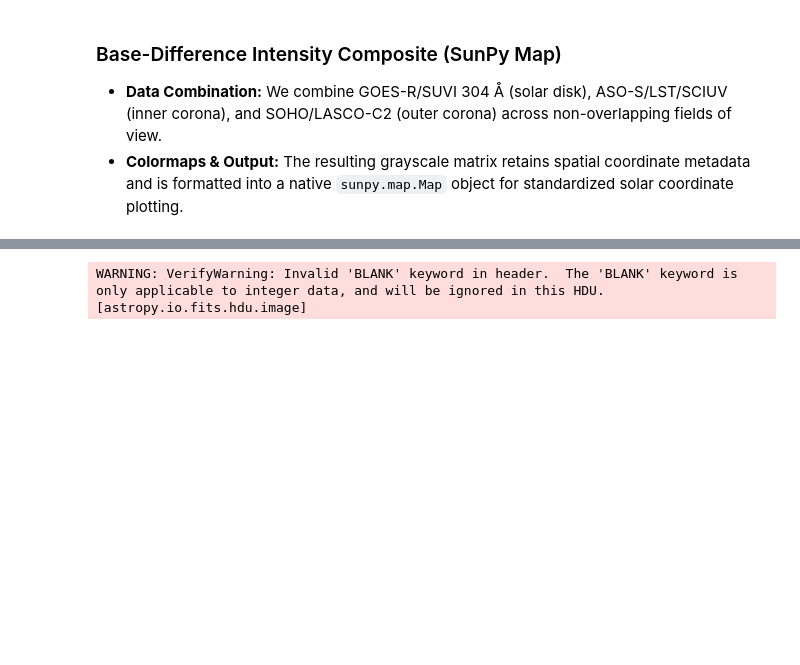
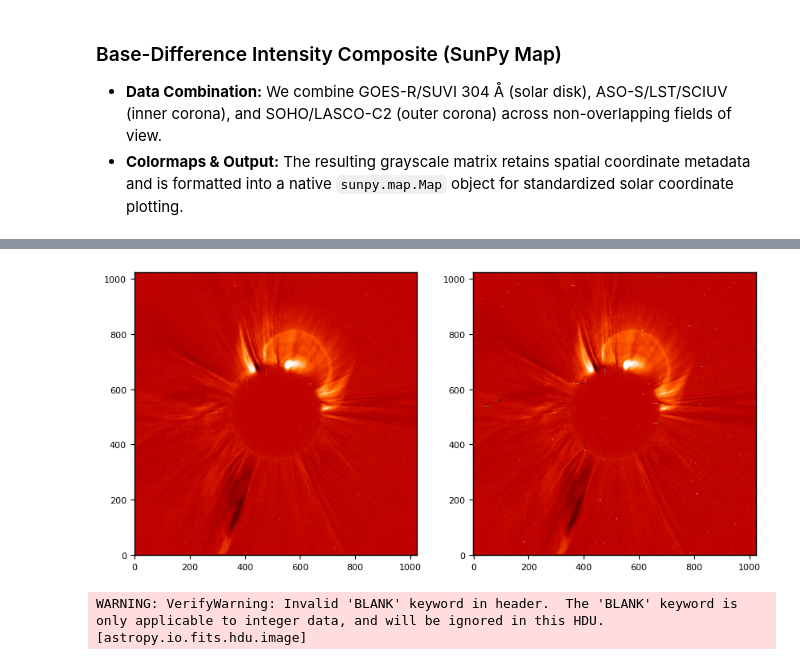
Before and after one commit to xuejcak/solar-composite-tools, a Jupyter notebook: examples.ipynb, the cells around one changed output, grey strips where cells are left out. Cells and saved outputs as stored; diff of their text form; code cells hidden in the pictures; blank space fills up the shorter version.

Commit message:
Update solar_composite_tools.py and examples.ipynb

```diff
--- a/examples.ipynb
+++ b/examples.ipynb
@@ -73,4 +73,5 @@ msuvi = suvi304diff('D:\\solp\\FE20230224\\suvi_full\\suvi304_2023-02-24T204819.
 # %%
 fc2b = "D:\\solp\\FE20230224\\lasco\\23925647.fts"
 fc2 = "D:\\solp\\FE20230224\\lasco\\23925652.fts"
-mc2 = sct.lascoMap(fc2,fbkg=fc2b,despike=True,n_isolate=5)
+# In this example, despike is necessary:
+mc2 = sct.lascoMap(fc2,fbkg=fc2b,despike=True,n_isolate=55)
@@ -83,3 +78,14 @@ WARNING: VerifyWarning: Note: astropy.io.fits uses zero-based indexing.
+# %%
+# Compare the despiked image with the original image
+mc2a = sct.lascoMap(fc2,fbkg=fc2b,despike=False)
+fig = plt.figure(figsize=(10,5))
+plt.subplot(1,2,1)
+plt.imshow(mc2.data, vmin=-500, vmax=500)
+plt.subplot(1,2,2)
+plt.imshow(mc2a.data, vmin=-500, vmax=500)
+plt.show()
+# %% [output]
+[figure, added]
 # %%
 # SCIUV
 fsci = "D:\\solp\\FE20230224\\sci\\sciuv_long_20230224T2048.fits"
```
Also changed, not shown: parts of 2 cells of this notebook, 1 other file.
